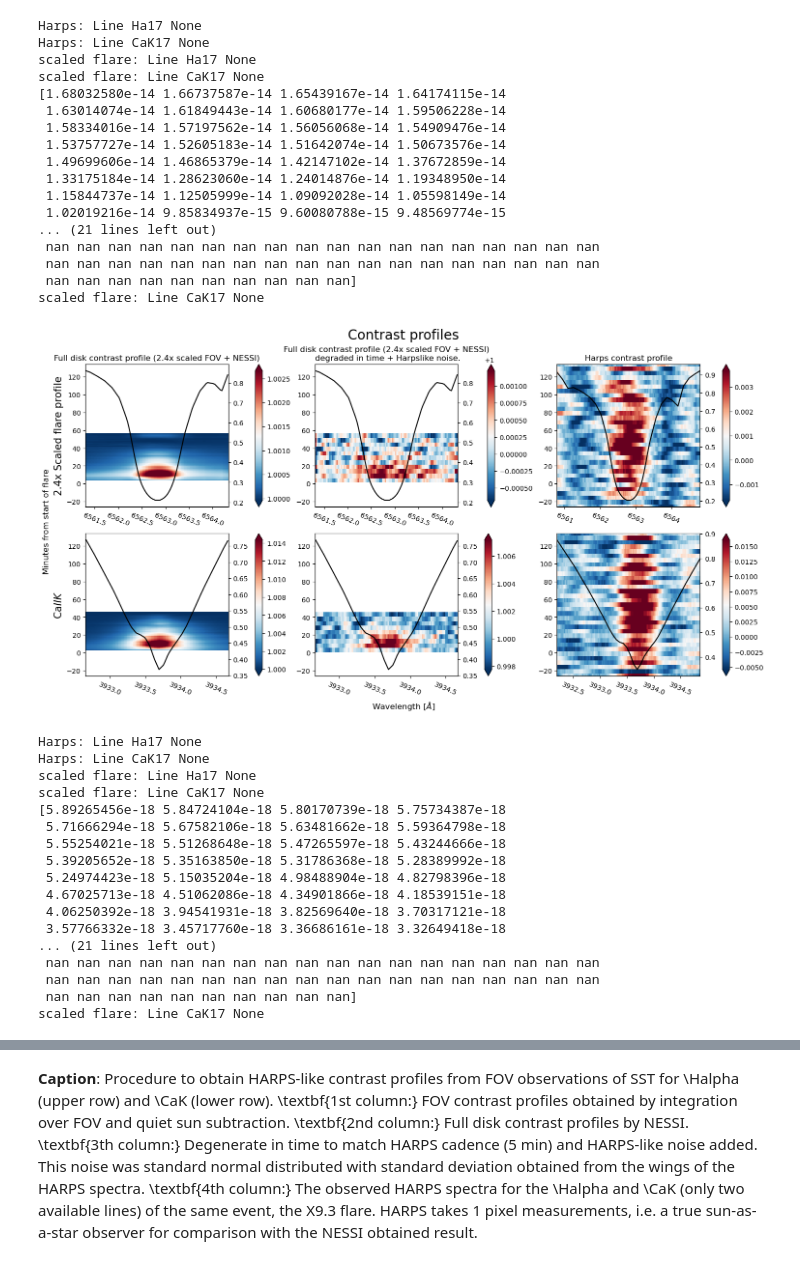
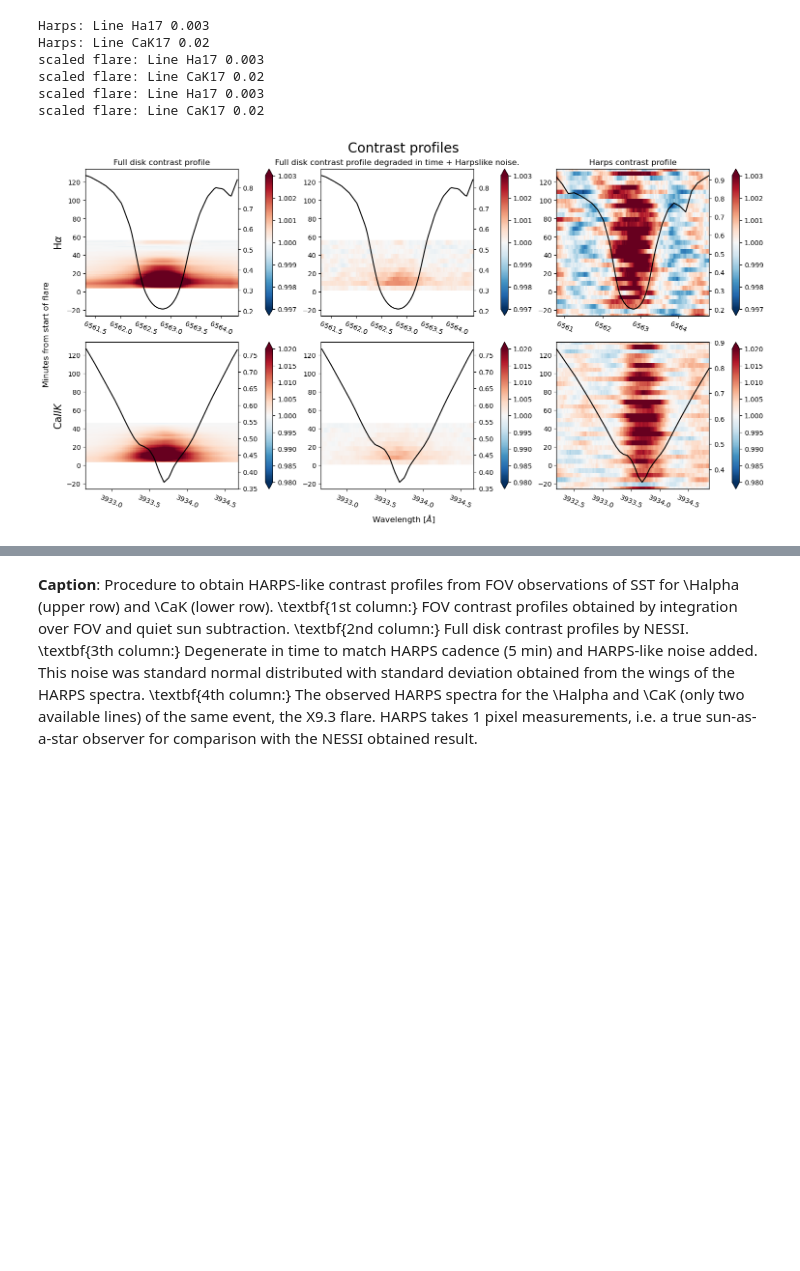
Before and after one commit to demichieldewilde/solar-flares, a Jupyter notebook: data/full_analysis/Harps_plot.ipynb, the cells around one changed output, grey strips where cells are left out. Cells and saved outputs as stored; diff of their text form; code cells hidden in the pictures; blank space fills up the shorter version.

```diff
--- a/data/full_analysis/Harps_plot.ipynb
+++ b/data/full_analysis/Harps_plot.ipynb
@@ -41,10 +41,7 @@ def Harps_contrast_plots(names_of_lines_list, data, quiet_sun_subtraction_list,
             decorations={}
             vlim = vlims[name] if vlims is not None else None
 
-            # plt.plot(wav_win, flare_win[0], label="harps 0")
-            # plt.plot(wav_nessi, dc_nessi, label="nessi")
-            # plt.legend()
-            # plt.show()
+
             print("Harps: Line", name, vlim)
             un2.ax_contrastplot(fig, un2.acx_coord(ax, i, 2), W, T, flare_win, wav_nessi, dc_nessi, decorations , vlimscale=2/3,
                             seperate_colorbar=True, xlim=(wav_nessi[0], wav_nessi[-1]), vlim=vlim)
@@ -52,7 +49,7 @@ def Harps_contrast_plots(names_of_lines_list, data, quiet_sun_subtraction_list,
 
 
     # col 1 : scaled up flare
-    ax[0,0].set_title(f"Full disk contrast profile ({scale}x scaled FOV + NESSI)")
+    ax[0,0].set_title(f"Full disk contrast profile")
     for i, name in enumerate(names_of_lines_list):
         ax[i,0].set_ylabel(long_names[name], size=15)
         scalefactor = scale
@@ -60,21 +57,21 @@ def Harps_contrast_plots(names_of_lines_list, data, quiet_sun_subtraction_list,
                                                           area_factor=area_factor*scalefactor, add_noise=False)
         W, T = np.meshgrid(wav, time)
 
-        decorations={}
-        if i==0:
-            decorations["ylabel"] = f"{scalefactor}x Scaled flare profile"
+        # decorations={}
+        # if i==0:
+        #     decorations["ylabel"] = f"Contrast profile"
         vlim = vlims[name] if vlims is not None else None
         print("scaled flare: Line", name, vlim)
         un2.ax_contrastplot(fig, un2.acx_coord(ax, i, 0), W, T, DFD, wav, line, decorations, seperate_colorbar=True, vlim=vlim)
 
 
     # col 2 : scaled up flare + noise as in Harps
-    ax[0,1].set_title(f"Full disk contrast profile ({scale}x scaled FOV + NESSI)\n degraded in time + Harpslike noise.")
+    ax[0,1].set_title(f"Full disk contrast profile degraded in time + Harpslike noise.")
     for i, name in enumerate(names_of_lines_list):
-
+        scalefactor = scale
         wav, DFD , time, line, std = un2.degenerate_contrast_as_Harps(name, data, quiet_sun_subtraction_list[i],
-                                                                      area_factor*scalefactor, add_noise=True, scale_noise=1)
-        print(std)
+                                                                      area_factor*scalefactor, add_noise=True, scale_noise=0.3)
+        # print(std)
         W, T = np.meshgrid(wav, time)
 
         vlim = vlims[name] if vlims is not None else None
@@ -99,55 +96,25 @@ def Harps_contrast_plots(names_of_lines_list, data, quiet_sun_subtraction_list,
 # %%
 reload(un2)
 reload(un)
 lines = ["Ha17", "CaK17"]
 long_names = {"Ha17":r"H$\alpha$", "CaK17":r'Ca$IIK$', "CaII17":r'Ca$II 8542 \AA$'}
 
 
 data = un.load_for_further_analysis(lines)
 un2.disgard_cont_point("CaK17", data)
 qs_sub = [False, False, False]
-vlims = {"Ha17":0.006, "CaK17":0.04, "CaII17":0.01}
+vlims = {"Ha17":0.003, "CaK17":0.02, "CaII17":0.01}
 
 
 # un2.Create_flare_contrast_plots(lines, data, qs_sub, long_names, Harps=True, scale_up=True,
 #                             title='Contrast profiles X9.3 flare', start_of_flare="11:56", add_noise=True, scale=3)
 Harps_contrast_plots(lines, data, qs_sub, long_names, title='Contrast profiles', start_of_flare='', shared_colors_row=False,
-                     normal=True, vlims=None, add_noise=True, scale=2.4, sst_part=True)
-Harps_contrast_plots(lines, data, qs_sub, long_names, title='Contrast profiles', start_of_flare='', shared_colors_row=False,
-                     normal=True, vlims=None, add_noise=True, scale=2.4, sst_part=False)
+                     normal=True, vlims=vlims, add_noise=True, scale=5, sst_part=True)
 # %% [output]
-Harps: Line Ha17 None
-Harps: Line CaK17 None
-scaled flare: Line Ha17 None
-scaled flare: Line CaK17 None
-[1.68032580e-14 1.66737587e-14 1.65439167e-14 1.64174115e-14
- 1.63014074e-14 1.61849443e-14 1.60680177e-14 1.59506228e-14
- 1.58334016e-14 1.57197562e-14 1.56056068e-14 1.54909476e-14
- 1.53757727e-14 1.52605183e-14 1.51642074e-14 1.50673576e-14
- 1.49699606e-14 1.46865379e-14 1.42147102e-14 1.37672859e-14
- 1.33175184e-14 1.28623060e-14 1.24014876e-14 1.19348950e-14
- 1.15844737e-14 1.12505999e-14 1.09092028e-14 1.05598149e-14
- 1.02019216e-14 9.85834937e-15 9.60080788e-15 9.48569774e-15
-... (21 lines left out)
- nan nan nan nan nan nan nan nan nan nan nan nan nan nan nan nan nan nan
- nan nan nan nan nan nan nan nan nan nan nan nan nan nan nan nan nan nan
- nan nan nan nan nan nan nan nan nan nan]
-scaled flare: Line CaK17 None
+Harps: Line Ha17 0.003
+Harps: Line CaK17 0.02
+scaled flare: Line Ha17 0.003
+scaled flare: Line CaK17 0.02
+scaled flare: Line Ha17 0.003
+scaled flare: Line CaK17 0.02
-[figure, old version]
+[figure, new version]
-Harps: Line Ha17 None
-Harps: Line CaK17 None
-scaled flare: Line Ha17 None
-scaled flare: Line CaK17 None
-[5.89265456e-18 5.84724104e-18 5.80170739e-18 5.75734387e-18
- 5.71666294e-18 5.67582106e-18 5.63481662e-18 5.59364798e-18
- 5.55254021e-18 5.51268648e-18 5.47265597e-18 5.43244666e-18
- 5.39205652e-18 5.35163850e-18 5.31786368e-18 5.28389992e-18
- 5.24974423e-18 5.15035204e-18 4.98488904e-18 4.82798396e-18
- 4.67025713e-18 4.51062086e-18 4.34901866e-18 4.18539151e-18
- 4.06250392e-18 3.94541931e-18 3.82569640e-18 3.70317121e-18
- 3.57766332e-18 3.45717760e-18 3.36686161e-18 3.32649418e-18
-... (21 lines left out)
- nan nan nan nan nan nan nan nan nan nan nan nan nan nan nan nan nan nan
- nan nan nan nan nan nan nan nan nan nan nan nan nan nan nan nan nan nan
- nan nan nan nan nan nan nan nan nan nan]
-scaled flare: Line CaK17 None
```
Also changed, not shown: parts of 3 cells of this notebook, 4 other files.
